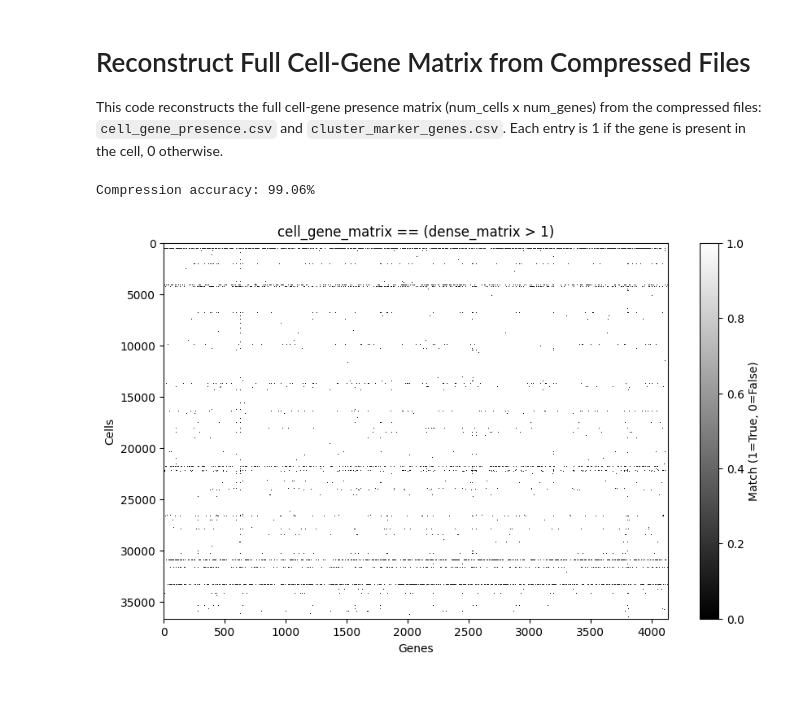
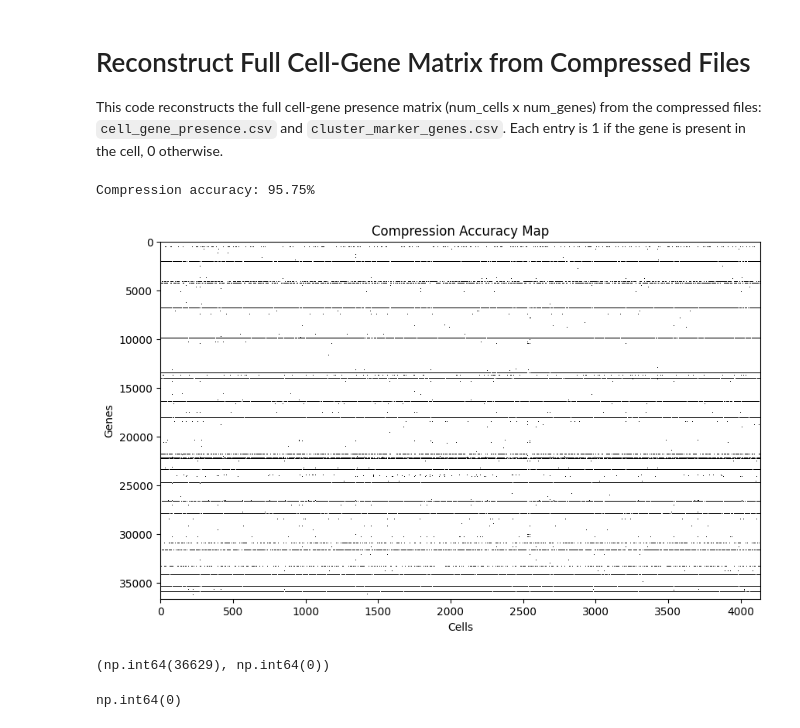
Before and after one commit to Neko-23/scRNA_Compression, a Jupyter notebook: test.ipynb, the cells around one changed output. Drawn from its saved outputs; the diff is of its cells as text; code cells hidden in the pictures; blank space fills up the shorter version.

```diff
--- a/test.ipynb
+++ b/test.ipynb
@@ -41,41 +41,50 @@ num_genes = max(all_genes)
 cell_gene_matrix = np.zeros((num_genes, num_cells), dtype=np.uint8)
 
 for i, row in cell_gene_presence_df.iterrows():
     cell_idx = int(row[0])
     cluster_id = int(row[1])
     # Genes in cluster
     cluster_genes = cluster_to_genes[cluster_id]
     # Genes in cell but not in cluster
     num_present_genes = int(row[2])
 
     present_genes_slice = slice(3, 3 + num_present_genes)
-    present_genes = row[present_genes_slice]
+    present_genes = set(row[present_genes_slice].astype(int).tolist())
 
     num_absent_genes = int(row[3 + num_present_genes])
 
     absent_genes_slice = slice(3 + num_present_genes, 3 + num_present_genes + num_absent_genes)
-    absent_genes = row[absent_genes_slice]
-    # Genes present in cell: (cluster genes - genes_in_cluster_not_cell) | genes_in_cell_not_cluster
+    absent_genes = set(row[absent_genes_slice].astype(int).tolist())
+
     genes_in_cell = (cluster_genes - absent_genes) | present_genes
     for gene_idx in genes_in_cell:
         cell_gene_matrix[gene_idx-1, cell_idx-1] = 1
-    break
 acc = 100 * (cell_gene_matrix == (dense_matrix > 1).astype(np.uint8)).sum(axis=None) / (num_genes * num_cells)
 print(f"Compression accuracy: {np.round(acc, 2)}%")
 
 # Visualize the difference between reconstructed and original matrix
 # Ensure both matrices are the same shape
 if cell_gene_matrix.shape == dense_matrix.shape:
-    diff = (cell_gene_matrix == (dense_matrix > 1).astype(np.uint8))
+    diff = cell_gene_matrix == (dense_matrix > 1)
     plt.figure(figsize=(10, 6))
     plt.imshow(diff, aspect='auto', interpolation='nearest', cmap='gray')
-    plt.title('cell_gene_matrix == (dense_matrix > 1)')
-    plt.xlabel('Genes')
-    plt.ylabel('Cells')
-    plt.colorbar(label='Match (1=True, 0=False)')
+    plt.title('Compression Accuracy Map')
+    plt.xlabel('Cells')
+    plt.ylabel('Genes')
+    #plt.colorbar(label='Match (1=True, 0=False)')
     plt.show()
 else:
     print(f"Shape mismatch: cell_gene_matrix {cell_gene_matrix.shape}, dense_matrix {dense_matrix.shape}")
 # %% [output]
-Compression accuracy: 99.06%
+Compression accuracy: 95.75%
-[figure, old version]
+[figure, new version]
+# %%
+# There is one false positive at the following gene and cell
+fp = ((cell_gene_matrix - (dense_matrix > 1)).astype(np.uint8) == 1)
+np.unravel_index(fp.argmax(axis=None), fp.shape)
+# %% [output]
+(np.int64(36629), np.int64(0))
+# %%
+(((dense_matrix > 1) + (cell_gene_matrix == 1)) == 2).sum(axis=None)
+# %% [output]
+np.int64(0)
```
Also changed, not shown: 1 other file.
